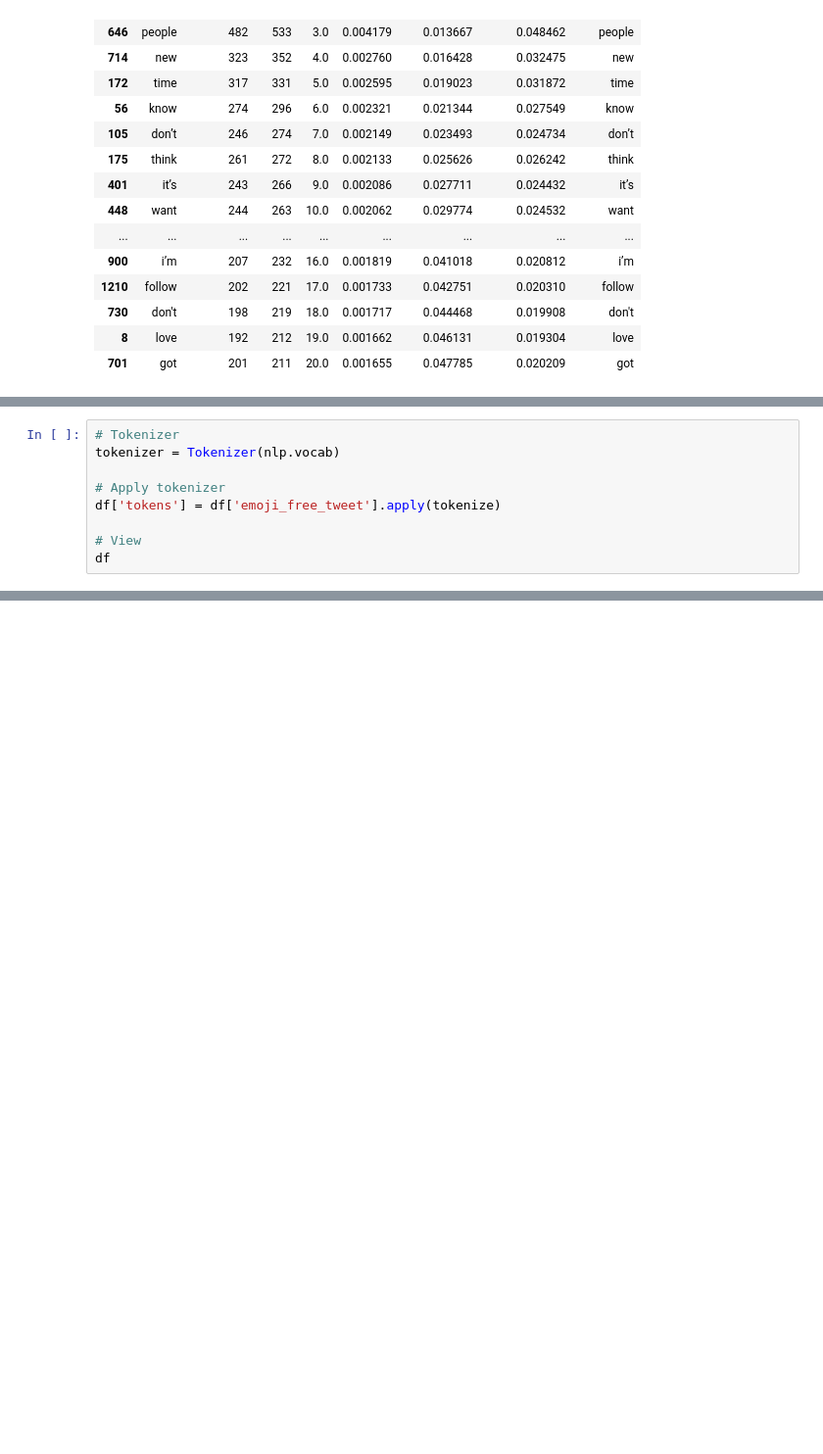
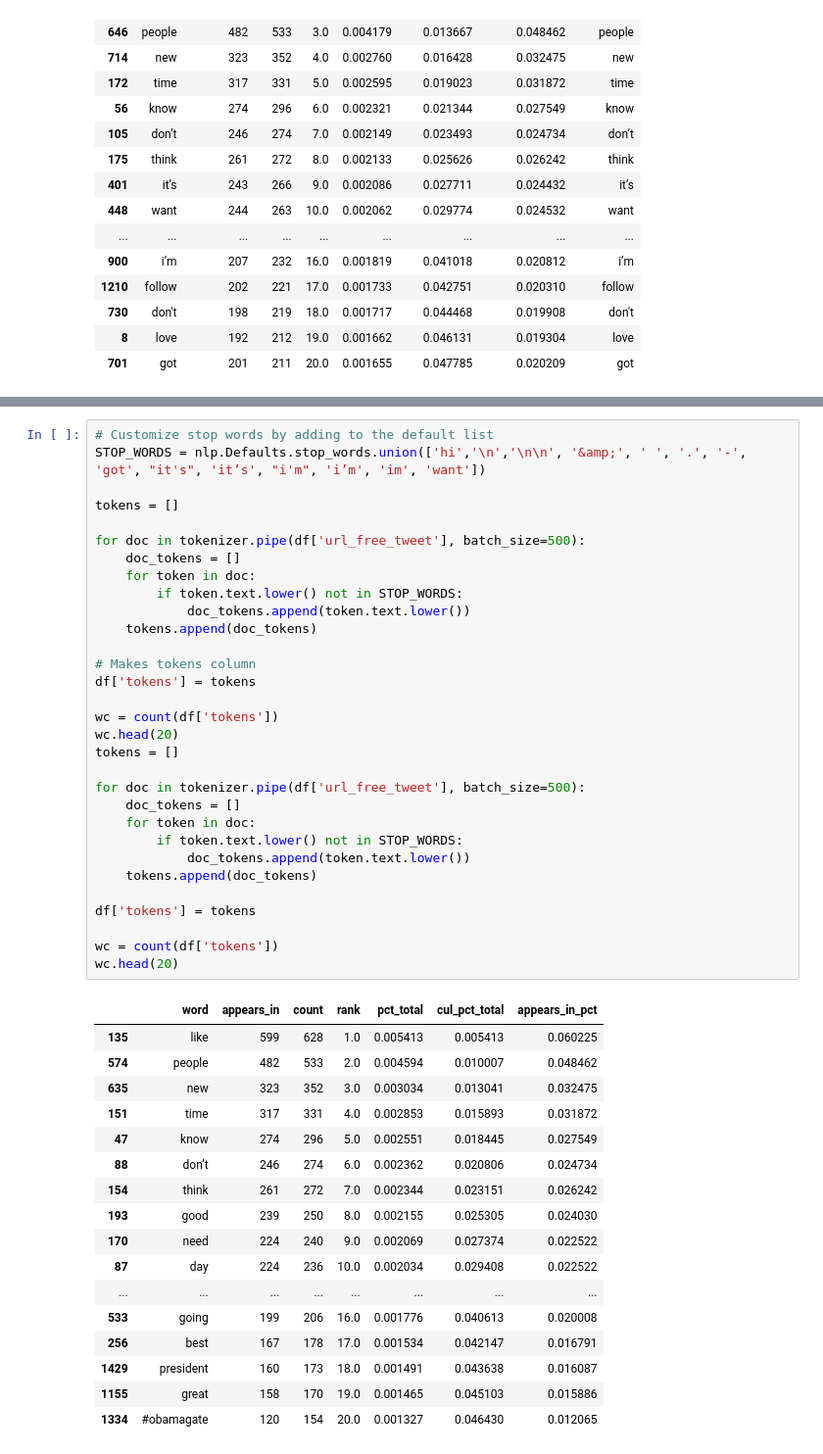
Before and after one commit to jacobpad/Labs-Stuff, a Jupyter notebook: Elon_twitter.ipynb, the cells around one changed output, grey strips where cells are left out. Shown at 98% size. Saved outputs shown, nothing was run; the diff lists cells and outputs as text; blank space fills up the shorter version.

```diff
--- a/Elon_twitter.ipynb
+++ b/Elon_twitter.ipynb
@@ -382,9 +366,0 @@ def tokenize(text):
-# %%
-# Tokenizer
-tokenizer = Tokenizer(nlp.vocab)
-
-# Apply tokenizer
-df['tokens'] = df['emoji_free_tweet'].apply(tokenize)
-
-# View
-df
@@ -404,0 +402,49 @@ df
+# %%
+# Customize stop words by adding to the default list
+STOP_WORDS = nlp.Defaults.stop_words.union(['hi','\n','\n\n', '&amp;', ' ', '.', '-', 'got', "it's", 'it’s', "i'm", 'i’m', 'im', 'want'])
+
+tokens = []
+
+for doc in tokenizer.pipe(df['url_free_tweet'], batch_size=500):
+    doc_tokens = []
+    for token in doc:
+        if token.text.lower() not in STOP_WORDS:
+            doc_tokens.append(token.text.lower())
+    tokens.append(doc_tokens)
+
+# Makes tokens column
+df['tokens'] = tokens
+
+wc = count(df['tokens'])
+wc.head(20)
+tokens = []
+
+for doc in tokenizer.pipe(df['url_free_tweet'], batch_size=500):
+    doc_tokens = []
+    for token in doc:
+        if token.text.lower() not in STOP_WORDS:
+            doc_tokens.append(token.text.lower())
+    tokens.append(doc_tokens)
+
+df['tokens'] = tokens
+
+wc = count(df['tokens'])
+wc.head(20)
+# %% [output]
+|  | word | appears_in | count | rank | pct_total | cul_pct_total | appears_in_pct |
+| 135 | like | 599 | 628 | 1.0 | 0.005413 | 0.005413 | 0.060225 |
+| 574 | people | 482 | 533 | 2.0 | 0.004594 | 0.010007 | 0.048462 |
+| 635 | new | 323 | 352 | 3.0 | 0.003034 | 0.013041 | 0.032475 |
+| 151 | time | 317 | 331 | 4.0 | 0.002853 | 0.015893 | 0.031872 |
+| 47 | know | 274 | 296 | 5.0 | 0.002551 | 0.018445 | 0.027549 |
+| 88 | don’t | 246 | 274 | 6.0 | 0.002362 | 0.020806 | 0.024734 |
+| 154 | think | 261 | 272 | 7.0 | 0.002344 | 0.023151 | 0.026242 |
+| 193 | good | 239 | 250 | 8.0 | 0.002155 | 0.025305 | 0.024030 |
+| 170 | need | 224 | 240 | 9.0 | 0.002069 | 0.027374 | 0.022522 |
+| 87 | day | 224 | 236 | 10.0 | 0.002034 | 0.029408 | 0.022522 |
+| ... | ... | ... | ... | ... | ... | ... | ... |
+| 533 | going | 199 | 206 | 16.0 | 0.001776 | 0.040613 | 0.020008 |
+| 256 | best | 167 | 178 | 17.0 | 0.001534 | 0.042147 | 0.016791 |
+| 1429 | president | 160 | 173 | 18.0 | 0.001491 | 0.043638 | 0.016087 |
+| 1155 | great | 158 | 170 | 19.0 | 0.001465 | 0.045103 | 0.015886 |
+| 1334 | #obamagate | 120 | 154 | 20.0 | 0.001327 | 0.046430 | 0.012065 |
```
Also changed, not shown: parts of 15 cells of this notebook.
